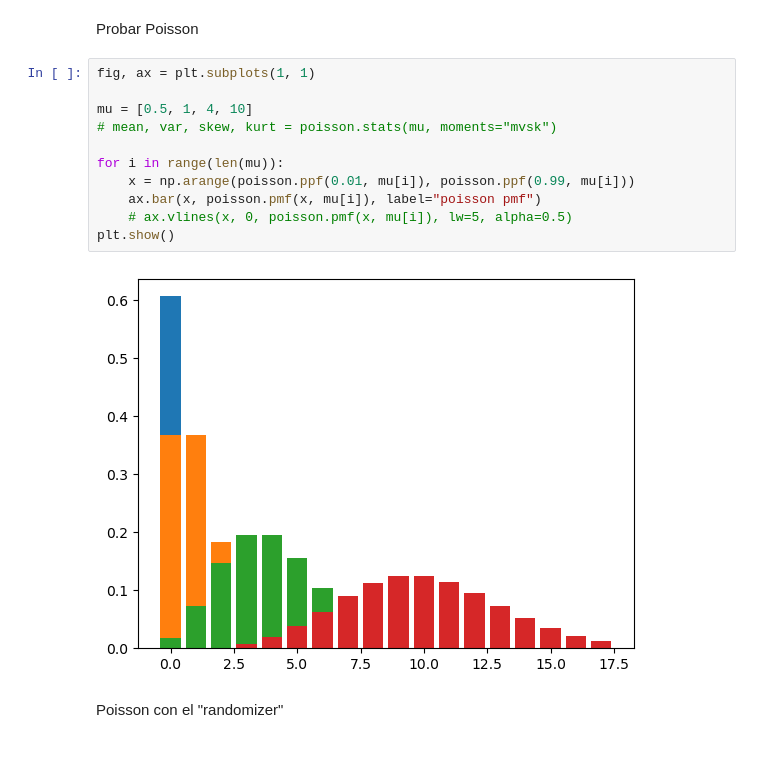
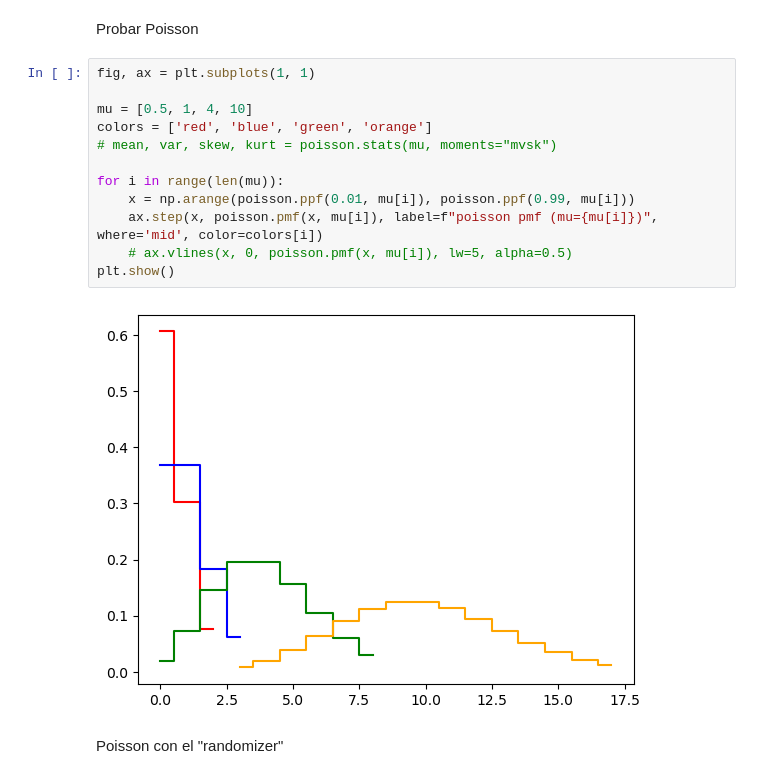
Before and after one commit to PinzonHarker/2024-II_InstrumentacionNuclear, a Jupyter notebook: test.ipynb, the cells around one changed output. Drawn from its saved outputs; the diff is of its cells as text.

```diff
--- a/test.ipynb
+++ b/test.ipynb
@@ -9,15 +9,16 @@ Probar Poisson
 # %%
 fig, ax = plt.subplots(1, 1)
 
 mu = [0.5, 1, 4, 10]
+colors = ['red', 'blue', 'green', 'orange']
 # mean, var, skew, kurt = poisson.stats(mu, moments="mvsk")
 
 for i in range(len(mu)):
     x = np.arange(poisson.ppf(0.01, mu[i]), poisson.ppf(0.99, mu[i]))
-    ax.bar(x, poisson.pmf(x, mu[i]), label="poisson pmf")
+    ax.step(x, poisson.pmf(x, mu[i]), label=f"poisson pmf (mu={mu[i]})", where='mid', color=colors[i])
     # ax.vlines(x, 0, poisson.pmf(x, mu[i]), lw=5, alpha=0.5)
 plt.show()
 # %% [output]
-[figure, old version]
+[figure, new version]
 # %% [markdown]
 Poisson con el "randomizer"
```
Also changed, not shown: parts of 1 cell of this notebook, 4 other files.
